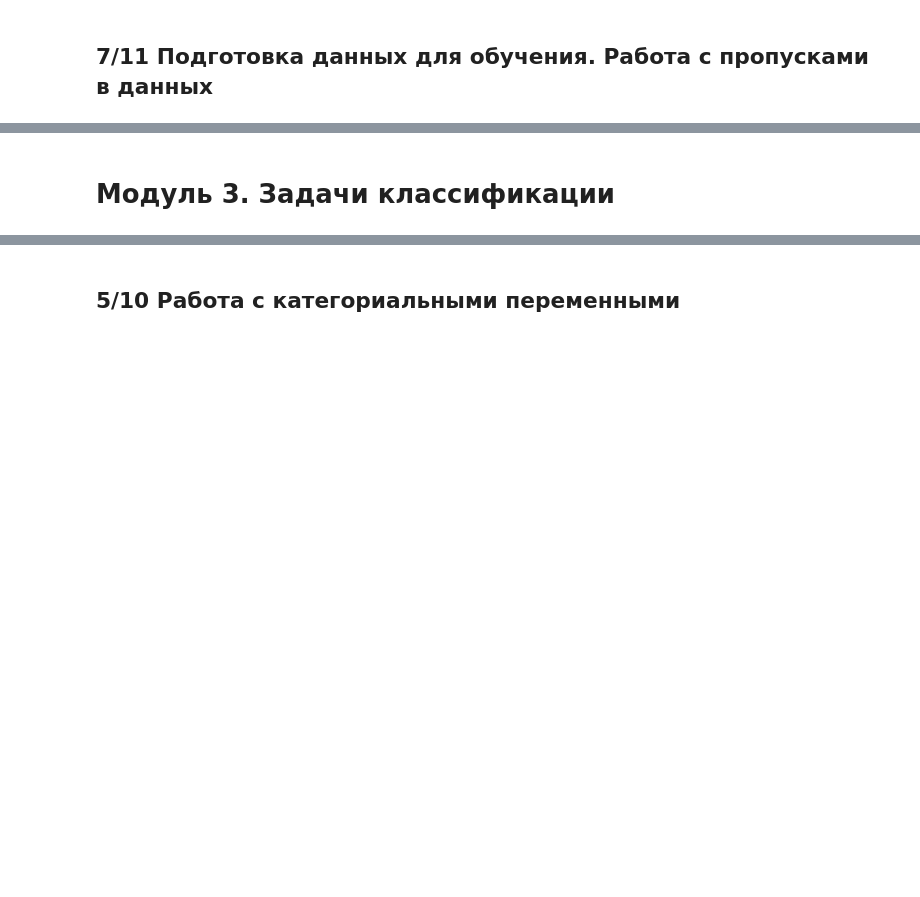
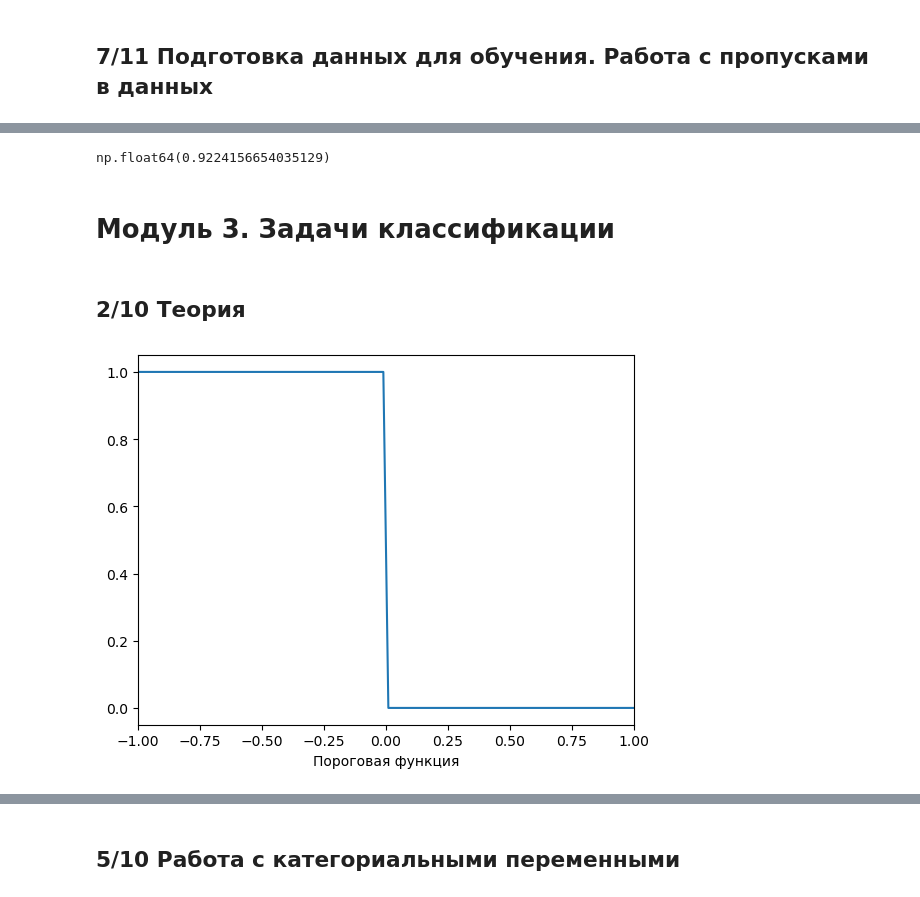
Before and after one commit to iTonyJah/DataScience, a Jupyter notebook: Edu/classical_ml/classical_ml_test.ipynb, the cells around one changed output, grey strips where cells are left out. Saved outputs shown, nothing was run; the diff lists cells and outputs as text; code cells hidden in the pictures; blank space fills up the shorter version.

```diff
--- a/Edu/classical_ml/classical_ml_test.ipynb
+++ b/Edu/classical_ml/classical_ml_test.ipynb
@@ -950,2 +1184,23 @@ SyntaxError: invalid syntax (2056466957.py, line 1)
+# %%
+scores.mean()
+# %% [output]
+np.float64(0.9224156654035129)
 # %% [markdown]
 # Модуль 3. Задачи классификации
+# %% [markdown]
+## 2/10 Теория
+# %%
+import matplotlib.pyplot as plt
+import numpy as np
+
+def loss_function(x):
+    return 0 if x > 0 else 1
+data = np.linspace(-1, 1, 100)
+loss = [loss_function(x) for x in data]
+
+plt.xlabel('Пороговая функция')
+plt.xlim(-1, 1)
+plt.plot(data, loss)
+plt.show()
+# %% [output]
+[figure, added]
```
Also changed, not shown: parts of 79 cells of this notebook.
